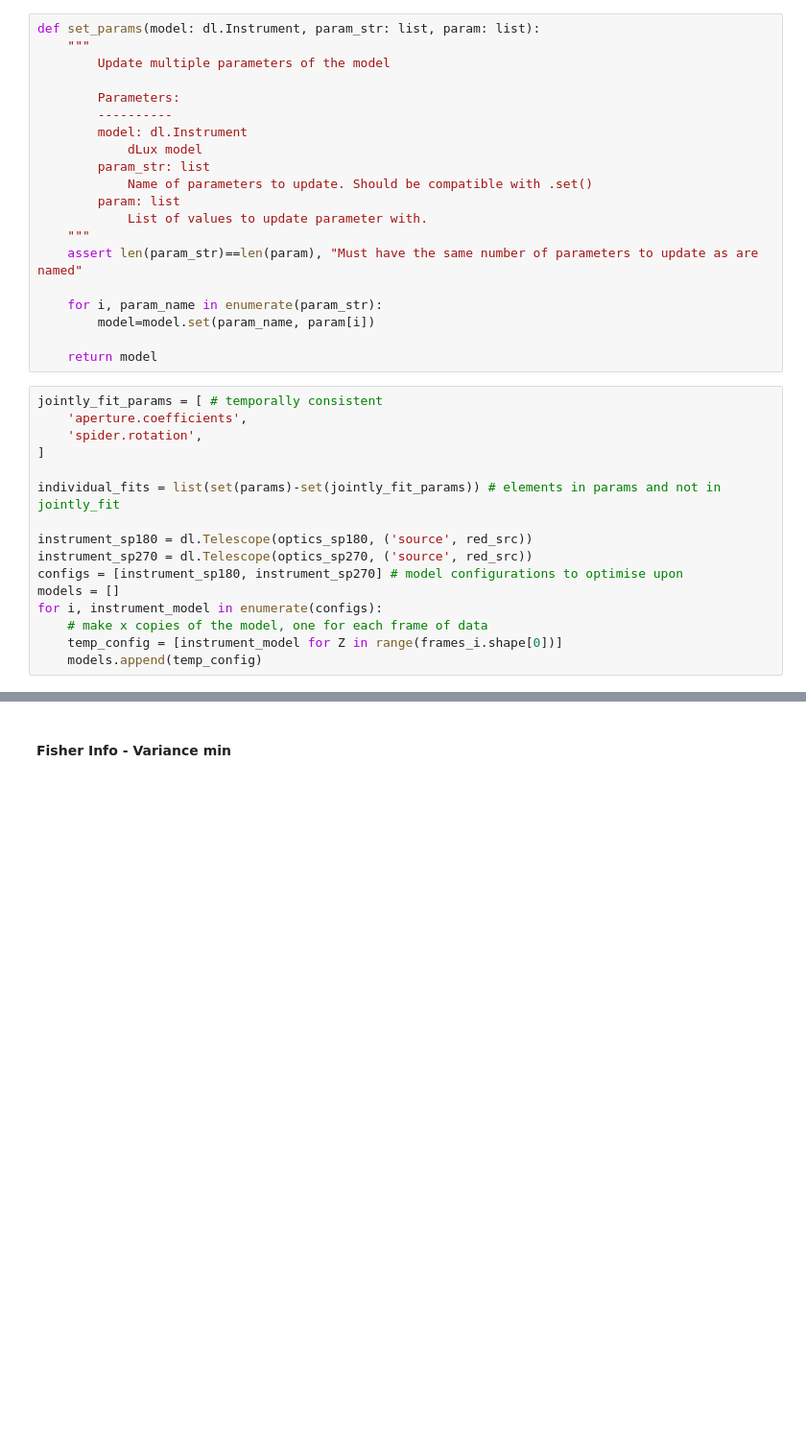
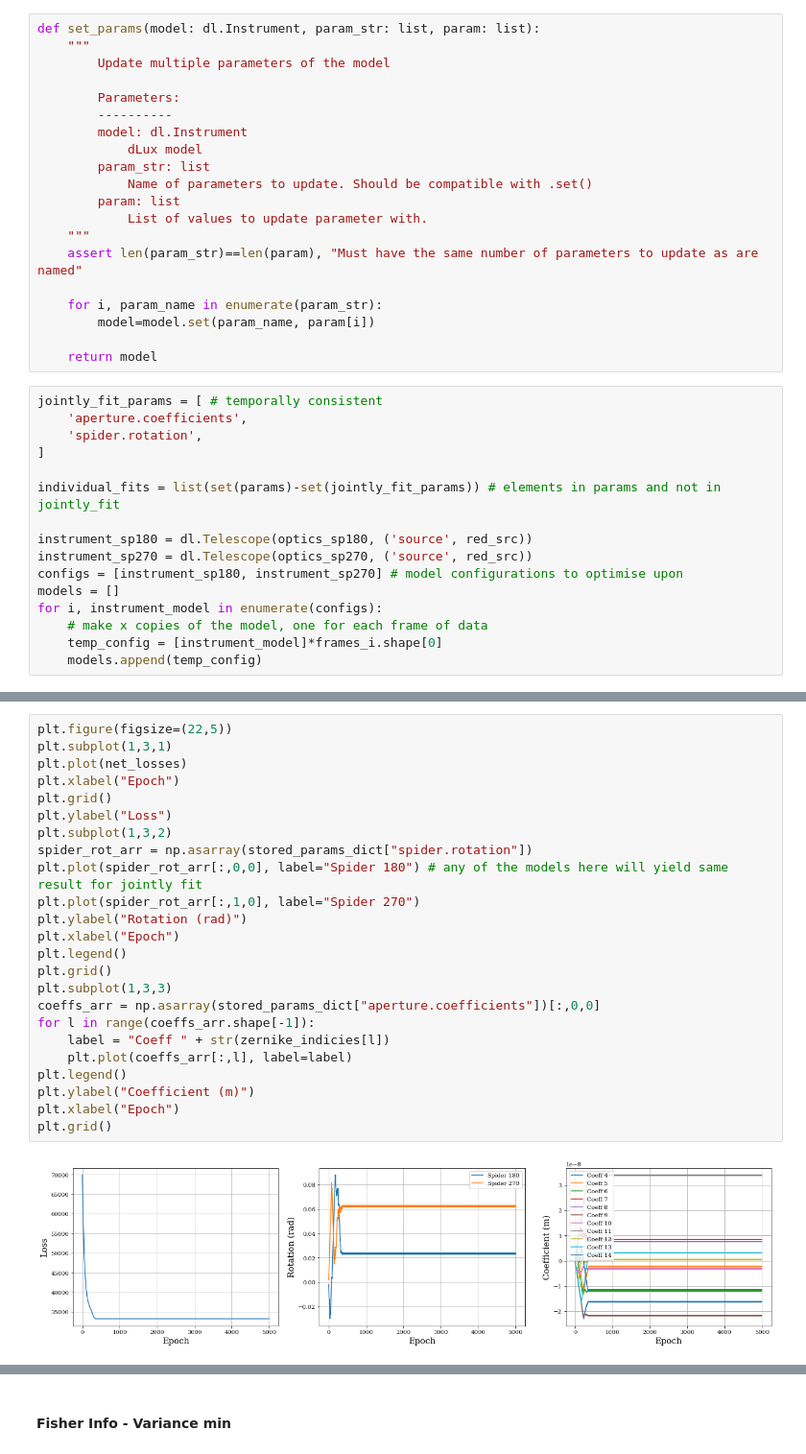
Before and after one commit to TolimanSpace/toliman_dp_design_testing, a Jupyter notebook: System_Aberrations.ipynb, the cells around one changed output, grey strips where cells are left out. Shown at 96% size. Saved outputs shown, nothing was run; the diff lists cells and outputs as text; blank space fills up the shorter version.

Commit message:
jointly fitting over time script to sys aberr

```diff
--- a/System_Aberrations.ipynb
+++ b/System_Aberrations.ipynb
@@ -1001,5 +1001,5 @@ configs = [instrument_sp180, instrument_sp270] # model configurations to optimis
 models = []
 for i, instrument_model in enumerate(configs):
     # make x copies of the model, one for each frame of data
-    temp_config = [instrument_model for Z in range(frames_i.shape[0])]
+    temp_config = [instrument_model]*frames_i.shape[0]
     models.append(temp_config)
@@ -1098,0 +1087,26 @@ NameError: name 'c_grads' is not defined
+# %%
+plt.figure(figsize=(22,5))
+plt.subplot(1,3,1)
+plt.plot(net_losses)
+plt.xlabel("Epoch")
+plt.grid()
+plt.ylabel("Loss")
+plt.subplot(1,3,2)
+spider_rot_arr = np.asarray(stored_params_dict["spider.rotation"])
+plt.plot(spider_rot_arr[:,0,0], label="Spider 180") # any of the models here will yield same result for jointly fit
+plt.plot(spider_rot_arr[:,1,0], label="Spider 270")
+plt.ylabel("Rotation (rad)")
+plt.xlabel("Epoch")
+plt.legend()
+plt.grid()
+plt.subplot(1,3,3)
+coeffs_arr = np.asarray(stored_params_dict["aperture.coefficients"])[:,0,0]
+for l in range(coeffs_arr.shape[-1]):
+    label = "Coeff " + str(zernike_indicies[l])
+    plt.plot(coeffs_arr[:,l], label=label)
+plt.legend()
+plt.ylabel("Coefficient (m)")
+plt.xlabel("Epoch")
+plt.grid()
+# %% [output]
+[figure, added]
```
Also changed, not shown: parts of 7 cells of this notebook.
